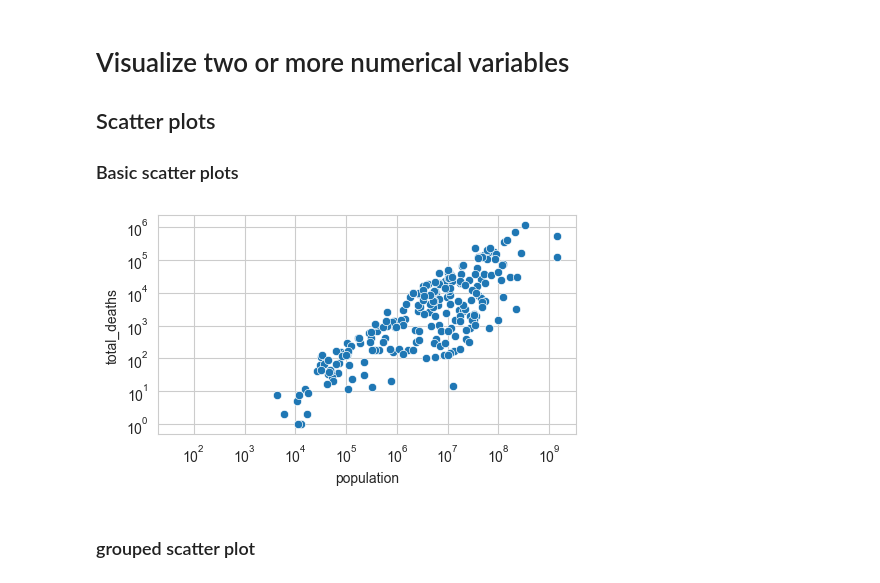
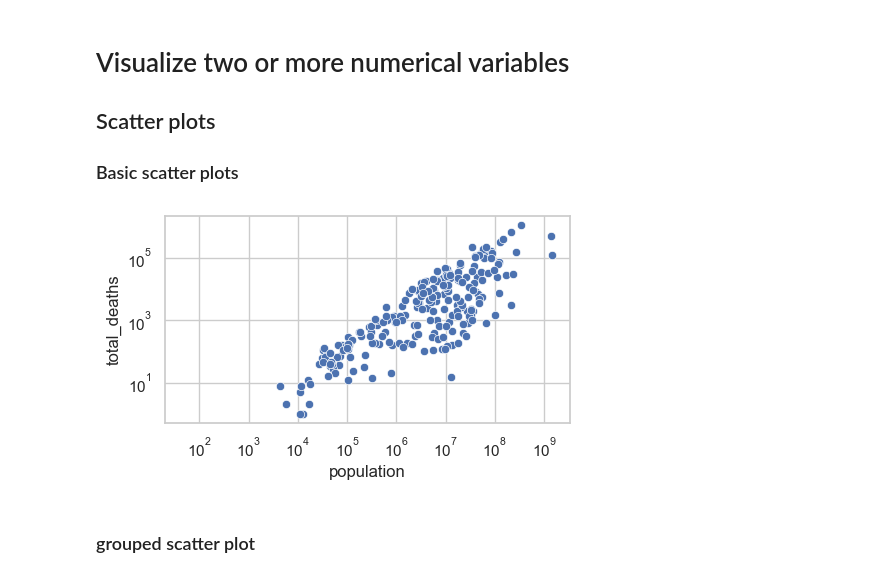
Before and after one commit to jieshu-wang-SBU/EST389_371_2026_spring, a Jupyter notebook: lectures/07-Data_visualization/07-04_Visualize_two_or_more_numerical_variables.ipynb, the cells around one changed output. Saved outputs shown, nothing was run; the diff lists cells and outputs as text; code cells hidden in the pictures.

```diff
--- a/lectures/07-Data_visualization/07-04_Visualize_two_or_more_numerical_variables.ipynb
+++ b/lectures/07-Data_visualization/07-04_Visualize_two_or_more_numerical_variables.ipynb
@@ -13,15 +13,17 @@ covid_totals = pd.read_csv("../05-data_cleaning/data/covidtotals.csv")
 # %%
 # let's inspect the relationship between population and total_deaths using a scatter plot
 
+
 fig, ax=plt.subplots(nrows=1, ncols=1, figsize=(5,3), tight_layout=True)
+sns.set_theme(style="whitegrid")
 
 sns.scatterplot(x=covid_totals['population'],
                 y=covid_totals['total_deaths'],
                 ax=ax)
 
 plt.xscale('log')
 plt.yscale('log')
 # %% [output]
-[figure, old version]
+[figure, new version]
 # %% [markdown]
 ### grouped scatter plot
```
Also changed, not shown: parts of 10 cells of this notebook, 2 other files.
